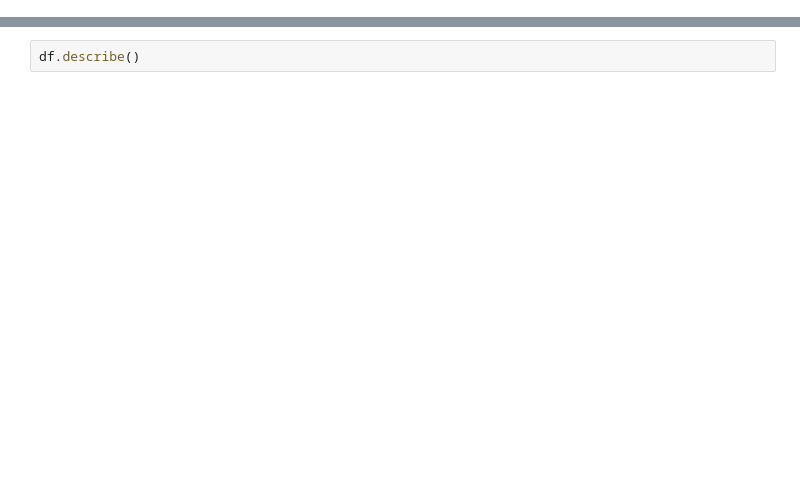
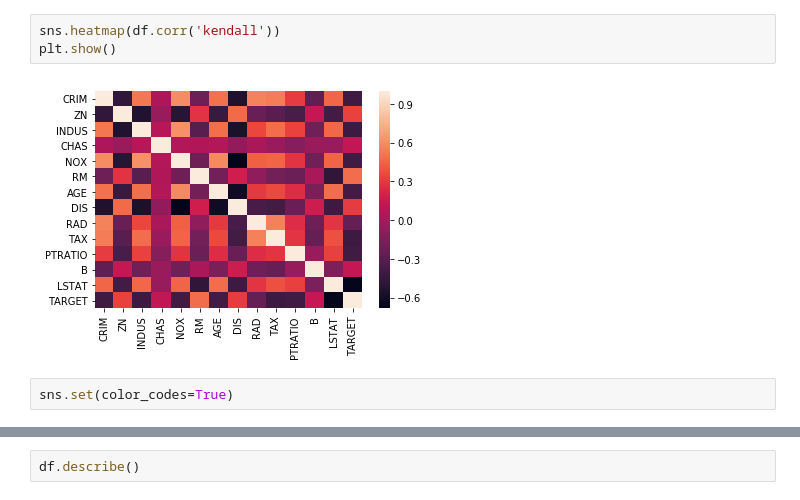
Before and after one commit to iancarv/Curso-de-Machine-Learning-Facebook, a Jupyter notebook: Arquivos de código/aula2.ipynb, the cells around one changed output, grey strips where cells are left out. Cells and saved outputs as stored; diff of their text form; blank space fills up the shorter version.

```diff
--- a/Arquivos de código/aula2.ipynb
+++ b/Arquivos de código/aula2.ipynb
@@ -24,0 +53,7 @@ dtype: object
+# %%
+sns.heatmap(df.corr('kendall'))
+plt.show()
+# %% [output]
+[figure, added]
+# %%
+sns.set(color_codes=True)
```
Also changed, not shown: parts of 46 cells of this notebook.
